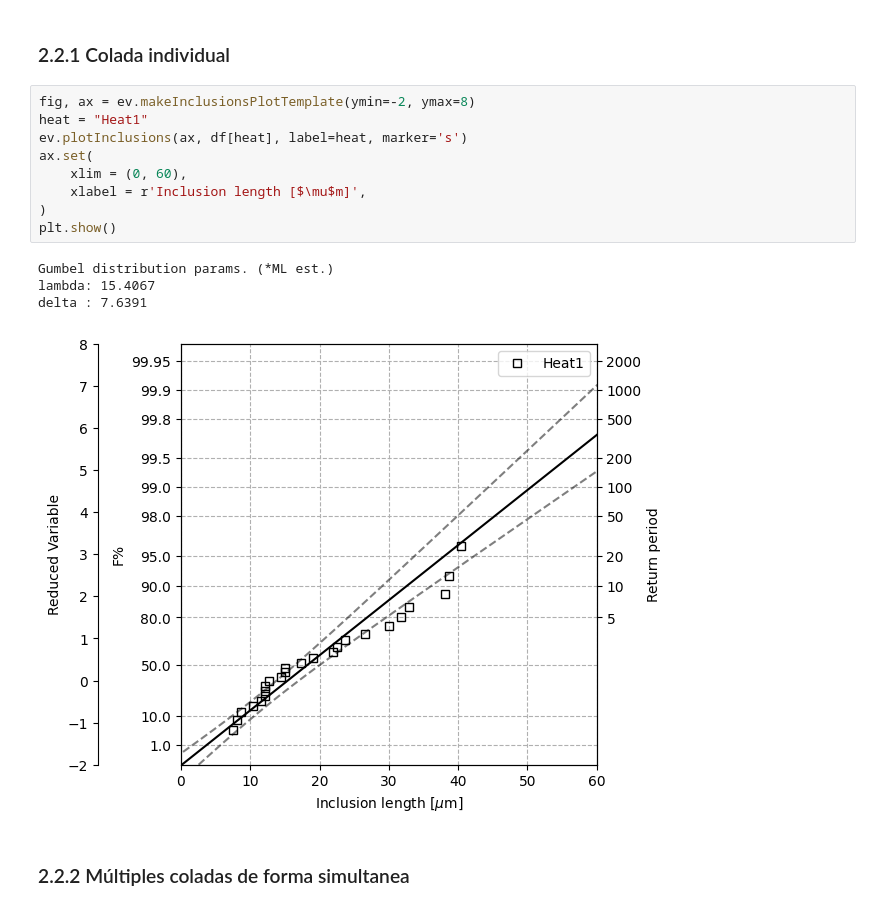
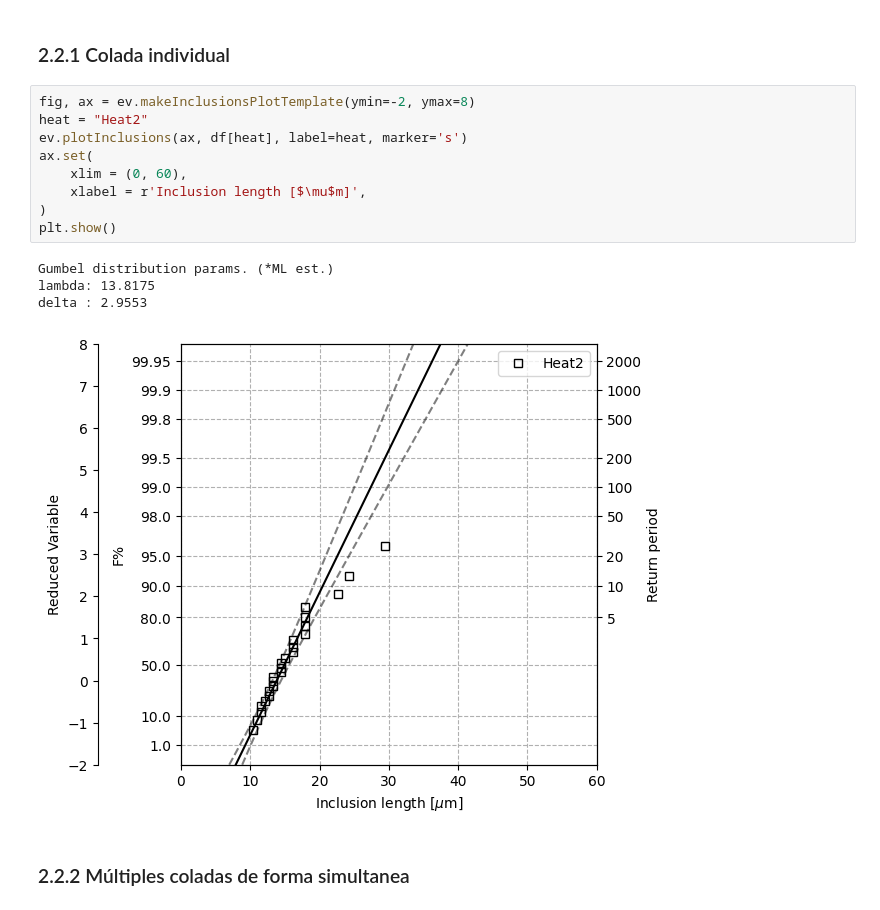
Before and after one commit to eicastroc/steelmaking101, a Jupyter notebook: es/modulo03_ExtremeValueStatistics/03_aplicacionInclusiones.ipynb, the cells around one changed output. Saved outputs shown, nothing was run; the diff lists cells and outputs as text.

```diff
--- a/es/modulo03_ExtremeValueStatistics/03_aplicacionInclusiones.ipynb
+++ b/es/modulo03_ExtremeValueStatistics/03_aplicacionInclusiones.ipynb
@@ -73,18 +73,18 @@ df
 ### 2.2.1 Colada individual
 # %%
 fig, ax = ev.makeInclusionsPlotTemplate(ymin=-2, ymax=8)
-heat = "Heat1"
+heat = "Heat2"
 ev.plotInclusions(ax, df[heat], label=heat, marker='s')
 ax.set(
     xlim = (0, 60),
     xlabel = r'Inclusion length [$\mu$m]',
 )
 plt.show()
 # %% [output]
 Gumbel distribution params. (*ML est.)
-lambda: 15.4067
-delta : 7.6391
+lambda: 13.8175
+delta : 2.9553
-[figure, old version]
+[figure, new version]
 # %% [markdown]
 ### 2.2.2 Múltiples coladas de forma simultanea
 # %%
```
Also changed, not shown: parts of 1 cell of this notebook.
